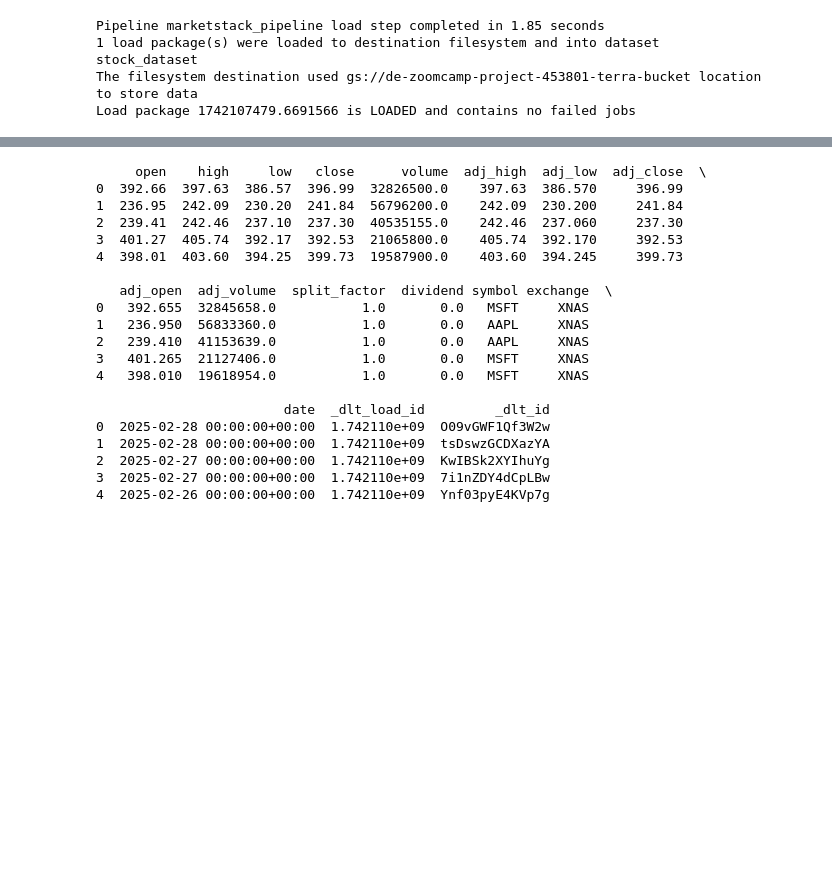
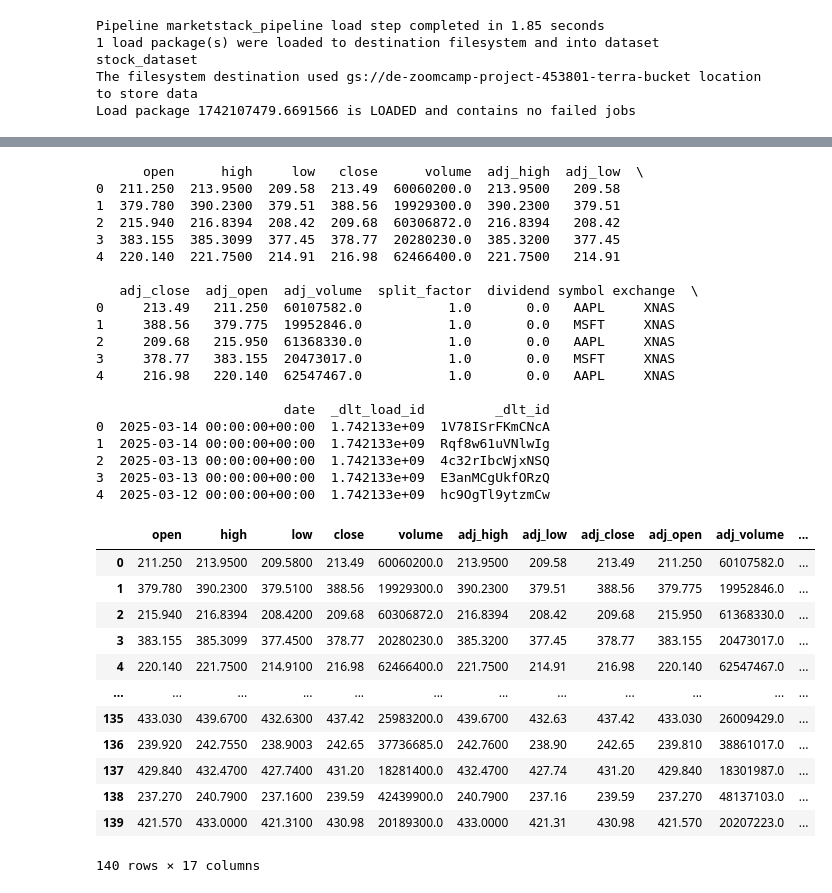
Before and after one commit to liuchennn1414/DE-Zoomcamp-Project, a Jupyter notebook: dlt/jupyter notebook/data_ingestion_test.ipynb, the cells around one changed output, grey strips where cells are left out. Saved outputs shown, nothing was run; the diff lists cells and outputs as text; code cells hidden in the pictures; blank space fills up the shorter version.

```diff
--- a/dlt/data_ingestion_test.ipynb
+++ b/dlt/jupyter notebook/data_ingestion_test.ipynb
@@ -10,6 +10,7 @@ from dlt.destinations import filesystem
 # %%
 # Define the API endpoint and your access key
 API_URL = 'https://api.marketstack.com/v1/eod'
+ACCESS_KEY = 'hoho'
 # %%
 # Define the parameters for the API request
 params = {
@@ -163,6 +196,6 @@ stock_dataset/stock/1742107479.6691566.ebfc73c6a8.csv
 stock_dataset/stock_full_refresh/1742110254.6944857.4f0b15c25d.csv
 # %%
-csv_blob = bucket.blob("stock_dataset/stock_full_refresh/1742110254.6944857.4f0b15c25d.csv")  # Replace with the actual path to your CSV file
+csv_blob = bucket.blob("stock_dataset/stock/1742133149.7746913.388efa4c72.csv")  # Replace with the actual path to your CSV file
 # %%
 import gzip
 from io import BytesIO
@@ -175,23 +208,39 @@ with gzip.GzipFile(fileobj=BytesIO(csv_data), mode='rb') as gz_file:
 # Display the first few rows of the DataFrame
 print(df.head())
 # %% [output]
-     open    high     low   close      volume  adj_high  adj_low  adj_close  \
-0  392.66  397.63  386.57  396.99  32826500.0    397.63  386.570     396.99
-1  236.95  242.09  230.20  241.84  56796200.0    242.09  230.200     241.84
-2  239.41  242.46  237.10  237.30  40535155.0    242.46  237.060     237.30
-3  401.27  405.74  392.17  392.53  21065800.0    405.74  392.170     392.53
-4  398.01  403.60  394.25  399.73  19587900.0    403.60  394.245     399.73
+      open      high     low   close      volume  adj_high  adj_low  \
+0  211.250  213.9500  209.58  213.49  60060200.0  213.9500   209.58
+1  379.780  390.2300  379.51  388.56  19929300.0  390.2300   379.51
+2  215.940  216.8394  208.42  209.68  60306872.0  216.8394   208.42
+3  383.155  385.3099  377.45  378.77  20280230.0  385.3200   377.45
+4  220.140  221.7500  214.91  216.98  62466400.0  221.7500   214.91
 
-   adj_open  adj_volume  split_factor  dividend symbol exchange  \
-0   392.655  32845658.0           1.0       0.0   MSFT     XNAS
-1   236.950  56833360.0           1.0       0.0   AAPL     XNAS
-2   239.410  41153639.0           1.0       0.0   AAPL     XNAS
-3   401.265  21127406.0           1.0       0.0   MSFT     XNAS
-4   398.010  19618954.0           1.0       0.0   MSFT     XNAS
+   adj_close  adj_open  adj_volume  split_factor  dividend symbol exchange  \
+0     213.49   211.250  60107582.0           1.0       0.0   AAPL     XNAS
+1     388.56   379.775  19952846.0           1.0       0.0   MSFT     XNAS
+2     209.68   215.950  61368330.0           1.0       0.0   AAPL     XNAS
+3     378.77   383.155  20473017.0           1.0       0.0   MSFT     XNAS
+4     216.98   220.140  62547467.0           1.0       0.0   AAPL     XNAS
 
                         date  _dlt_load_id         _dlt_id
-0  2025-02-28 00:00:00+00:00  1.742110e+09  O09vGWF1Qf3W2w
-1  2025-02-28 00:00:00+00:00  1.742110e+09  tsDswzGCDXazYA
-2  2025-02-27 00:00:00+00:00  1.742110e+09  KwIBSk2XYIhuYg
-3  2025-02-27 00:00:00+00:00  1.742110e+09  7i1nZDY4dCpLBw
-4  2025-02-26 00:00:00+00:00  1.742110e+09  Ynf03pyE4KVp7g
+0  2025-03-14 00:00:00+00:00  1.742133e+09  1V78ISrFKmCNcA
+1  2025-03-14 00:00:00+00:00  1.742133e+09  Rqf8w61uVNlwIg
+2  2025-03-13 00:00:00+00:00  1.742133e+09  4c32rIbcWjxNSQ
+3  2025-03-13 00:00:00+00:00  1.742133e+09  E3anMCgUkfORzQ
+4  2025-03-12 00:00:00+00:00  1.742133e+09  hc9OgTl9ytzmCw
+# %%
+df
+# %% [output]
+|  | open | high | low | close | volume | adj_high | adj_low | adj_close | adj_open | adj_volume | ... |
+| 0 | 211.250 | 213.9500 | 209.5800 | 213.49 | 60060200.0 | 213.9500 | 209.58 | 213.49 | 211.250 | 60107582.0 | ... |
+| 1 | 379.780 | 390.2300 | 379.5100 | 388.56 | 19929300.0 | 390.2300 | 379.51 | 388.56 | 379.775 | 19952846.0 | ... |
+| 2 | 215.940 | 216.8394 | 208.4200 | 209.68 | 60306872.0 | 216.8394 | 208.42 | 209.68 | 215.950 | 61368330.0 | ... |
+| 3 | 383.155 | 385.3099 | 377.4500 | 378.77 | 20280230.0 | 385.3200 | 377.45 | 378.77 | 383.155 | 20473017.0 | ... |
+| 4 | 220.140 | 221.7500 | 214.9100 | 216.98 | 62466400.0 | 221.7500 | 214.91 | 216.98 | 220.140 | 62547467.0 | ... |
+| ... | ... | ... | ... | ... | ... | ... | ... | ... | ... | ... | ... |
+| 135 | 433.030 | 439.6700 | 432.6300 | 437.42 | 25983200.0 | 439.6700 | 432.63 | 437.42 | 433.030 | 26009429.0 | ... |
+| 136 | 239.920 | 242.7550 | 238.9003 | 242.65 | 37736685.0 | 242.7600 | 238.90 | 242.65 | 239.810 | 38861017.0 | ... |
+| 137 | 429.840 | 432.4700 | 427.7400 | 431.20 | 18281400.0 | 432.4700 | 427.74 | 431.20 | 429.840 | 18301987.0 | ... |
+| 138 | 237.270 | 240.7900 | 237.1600 | 239.59 | 42439900.0 | 240.7900 | 237.16 | 239.59 | 237.270 | 48137103.0 | ... |
+| 139 | 421.570 | 433.0000 | 421.3100 | 430.98 | 20189300.0 | 433.0000 | 421.31 | 430.98 | 421.570 | 20207223.0 | ... |
+140 rows × 17 columns
```
Also changed, not shown: parts of 3 cells of this notebook, 4 other files.
